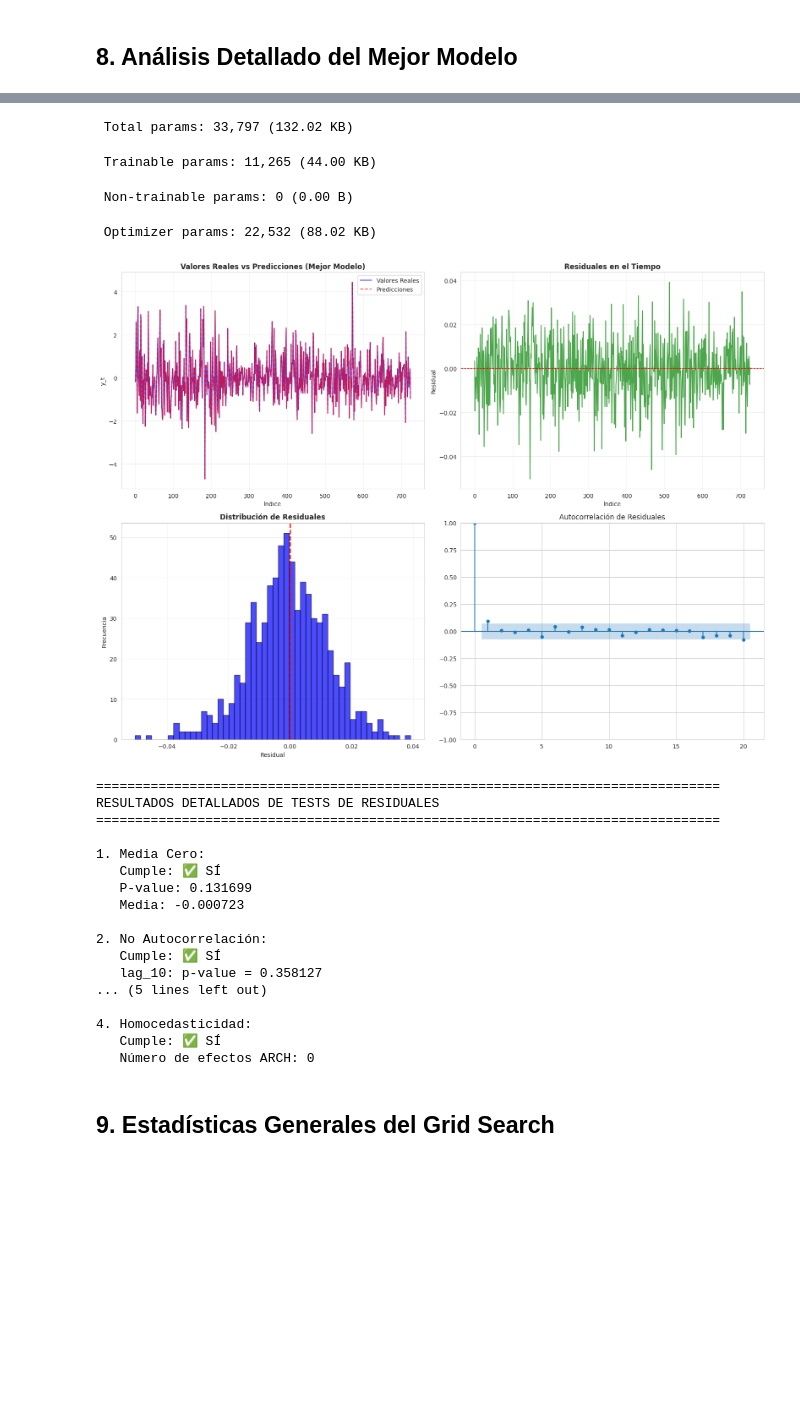
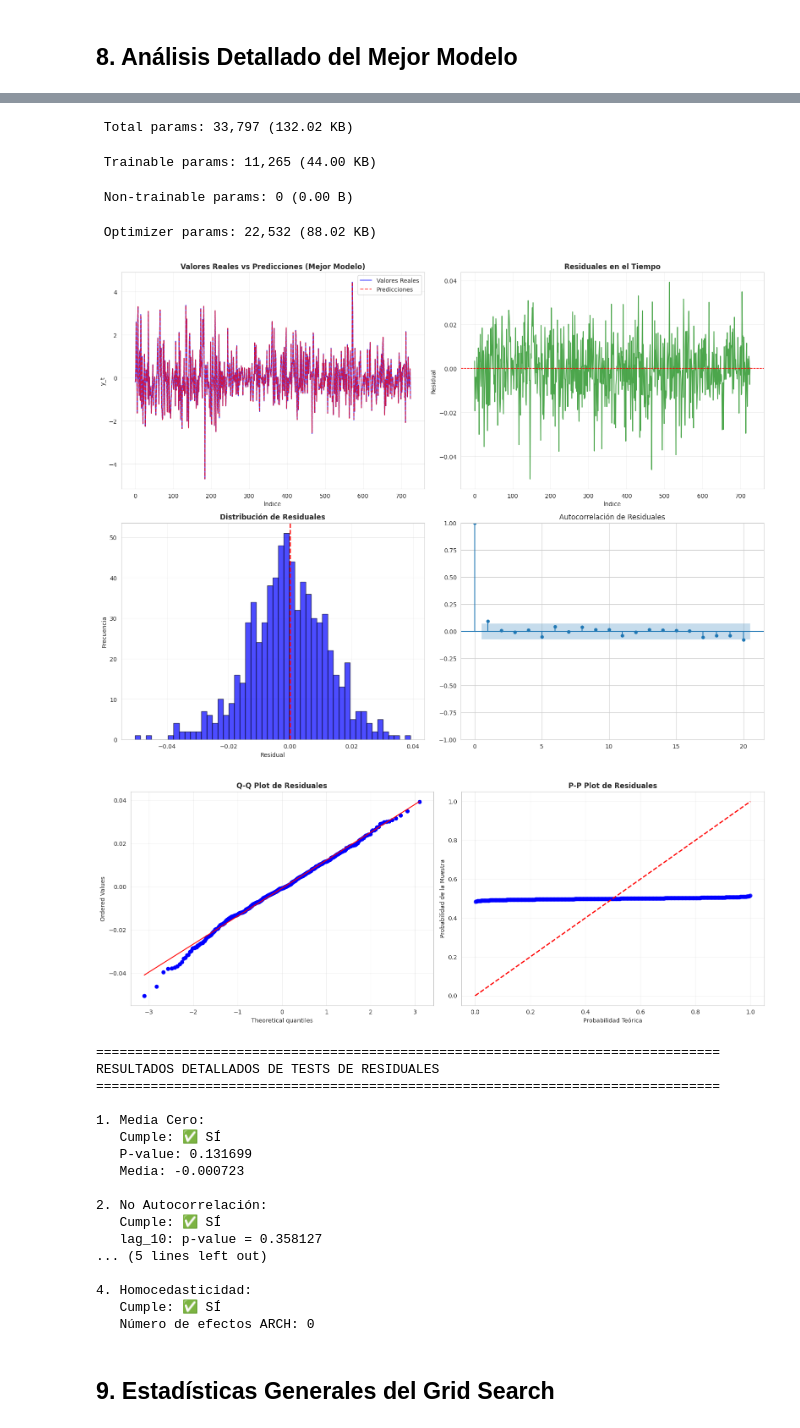
Before and after one commit to aalejoz25/BigData-ST, a Jupyter notebook: grid_search_neural_networks.ipynb, the cells around one changed output, grey strips where cells are left out. Cells and saved outputs as stored; diff of their text form; code cells hidden in the pictures; blank space fills up the shorter version.

```diff
--- a/grid_search_neural_networks.ipynb
+++ b/grid_search_neural_networks.ipynb
@@ -684,7 +684,7 @@ if len(best_models['cumple_prioritarios']) > 0:
     y_pred_best = best_model.predict(X, verbose=0)
     residuals_best = y - y_pred_best.flatten()
 
-    # Visualización
+    # Visualización Principal
     fig, axes = plt.subplots(2, 2, figsize=(16, 12))
 
     # Plot 1: Predicciones vs Reales
@@ -718,6 +718,26 @@ if len(best_models['cumple_prioritarios']) > 0:
     plt.tight_layout()
     plt.show()
 
+    # Visualización de Normalidad (QQ-plot y PP-plot)
+    fig2, axes2 = plt.subplots(1, 2, figsize=(16, 6))
+
+    # QQ-plot
+    stats.probplot(residuals_best, dist="norm", plot=axes2[0])
+    axes2[0].set_title('Q-Q Plot de Residuales', fontsize=12, fontweight='bold')
+    axes2[0].grid(True, alpha=0.3)
+
+    # PP-plot
+    (osm, osr), (slope, intercept, r) = stats.probplot(residuals_best, dist="norm")
+    axes2[1].plot(stats.norm.cdf(osm), stats.norm.cdf(slope * osm + intercept), 'bo', alpha=0.5)
+    axes2[1].plot([0, 1], [0, 1], 'r--', linewidth=2)
+    axes2[1].set_xlabel('Probabilidad Teórica')
+    axes2[1].set_ylabel('Probabilidad de la Muestra')
+    axes2[1].set_title('P-P Plot de Residuales', fontsize=12, fontweight='bold')
+    axes2[1].grid(True, alpha=0.3)
+
+    plt.tight_layout()
+    plt.show()
+
     # Tests detallados
     print("\n" + "="*80)
     print("RESULTADOS DETALLADOS DE TESTS DE RESIDUALES")
@@ -753,33 +773,34 @@ ANÁLISIS DETALLADO DEL MEJOR MODELO
 
 MSE: 0.000167
 MAE: 0.010031
 
 Configuración:
   Arquitectura: [128, 64, 32]
   Activación: relu
   Optimizador: adam (lr=0.0001)
   Dropout: 0.0
   Épocas: 200
   Batch size: 32
 
 Arquitectura del modelo:
 Model: "sequential_85"
 ┏━━━━━━━━━━━━━━━━━━━━━━━━━━━━━━━━━┳━━━━━━━━━━━━━━━━━━━━━━━━┳━━━━━━━━━━━━━━━┓
 ┃ Layer (type)                    ┃ Output Shape           ┃       Param # ┃
 ┡━━━━━━━━━━━━━━━━━━━━━━━━━━━━━━━━━╇━━━━━━━━━━━━━━━━━━━━━━━━╇━━━━━━━━━━━━━━━┩
 │ dense_292 (Dense)               │ (None, 128)            │           896 │
 ├─────────────────────────────────┼────────────────────────┼───────────────┤
 │ dense_293 (Dense)               │ (None, 64)             │         8,256 │
 ├─────────────────────────────────┼────────────────────────┼───────────────┤
 │ dense_294 (Dense)               │ (None, 32)             │         2,080 │
 ├─────────────────────────────────┼────────────────────────┼───────────────┤
 │ dense_295 (Dense)               │ (None, 1)              │            33 │
 └─────────────────────────────────┴────────────────────────┴───────────────┘
  Total params: 33,797 (132.02 KB)
  Trainable params: 11,265 (44.00 KB)
  Non-trainable params: 0 (0.00 B)
  Optimizer params: 22,532 (88.02 KB)
 [figure]
+[figure, added]
 ================================================================================
 RESULTADOS DETALLADOS DE TESTS DE RESIDUALES
 ================================================================================
```
